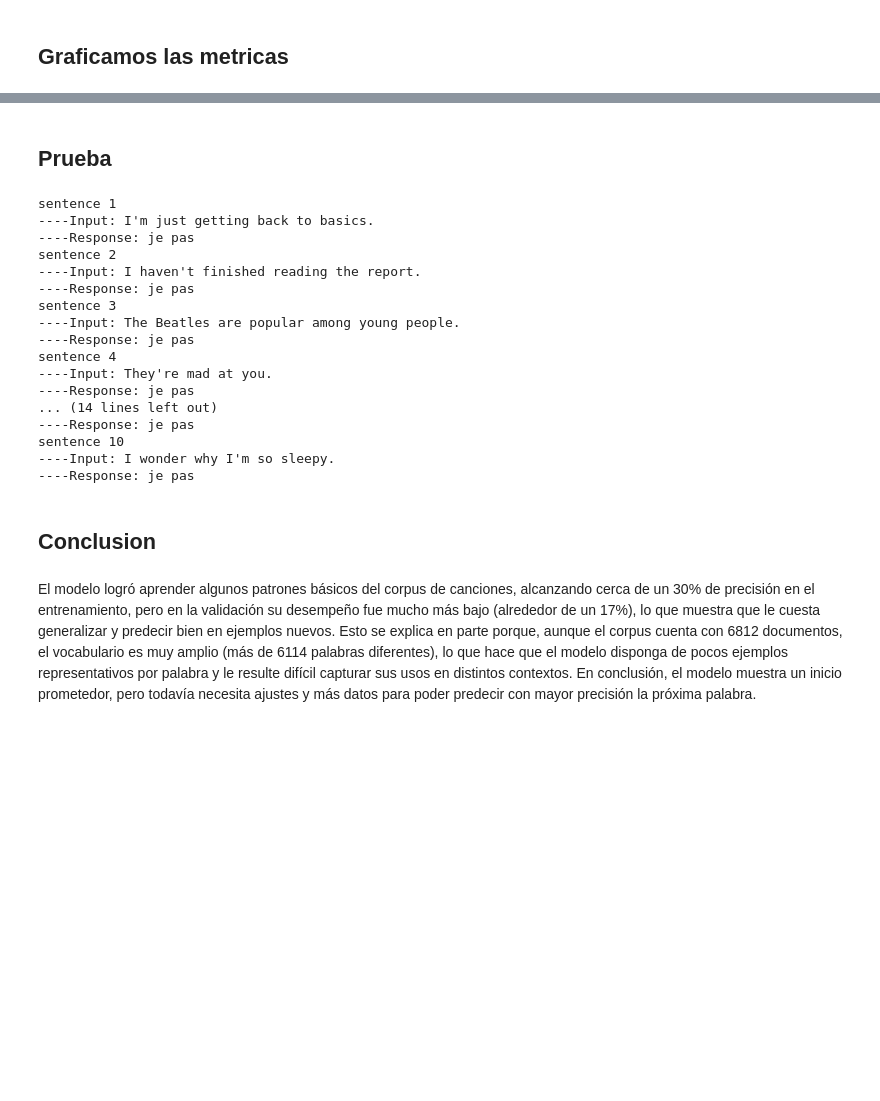
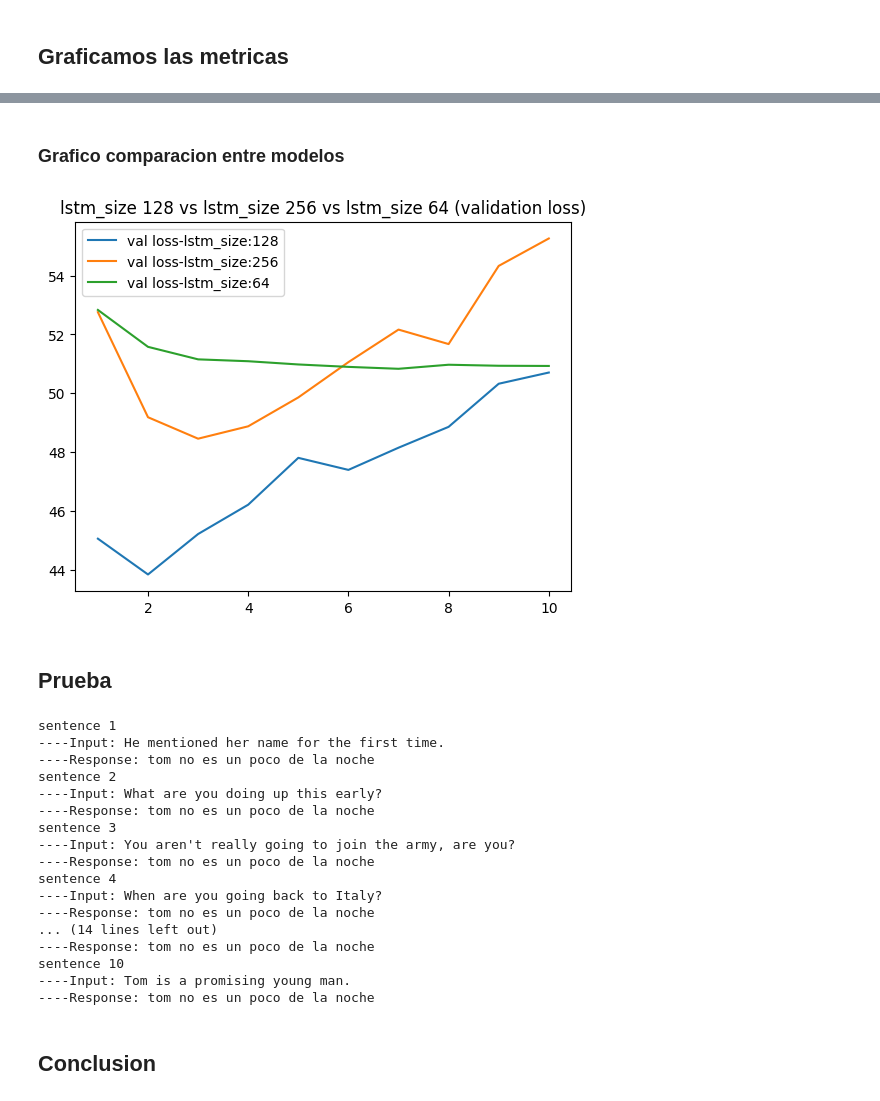
Before and after one commit to MaximilianoBernardo/ceia_nlp_tps, a Jupyter notebook: desafio_4/Desafio_4.ipynb, the cells around one changed output, grey strips where cells are left out. Drawn from its saved outputs; the diff is of its cells as text; code cells hidden in the pictures; blank space fills up the shorter version.

```diff
--- a/desafio_4/Desafio_4.ipynb
+++ b/desafio_4/Desafio_4.ipynb
@@ -653,3 +763,14 @@ plt.show()
+# %% [markdown]
+### Grafico comparacion entre modelos
+# %%
+epoch_count = range(1, len(history_2['accuracy']) + 1)
+sns.lineplot(x=epoch_count,  y=history1['val_loss'], label='val loss-lstm_size:128')
+sns.lineplot(x=epoch_count,  y=history_2['val_loss'], label='val loss-lstm_size:256')
+sns.lineplot(x=epoch_count,  y=history_3['val_loss'], label='val loss-lstm_size:64')
+plt.title('lstm_size 128 vs lstm_size 256 vs lstm_size 64 (validation loss)') # Added title here
+plt.show()
+# %% [output]
+[figure, added]
 # %% [markdown]
 ## Prueba
 # %%
@@ -695,29 +816,27 @@ for j in range(10):
     i = np.random.choice(len(input_sentences))
     input_seq = encoder_input_sequences[i:i+1]
     encoder_sequence_test_tensor = torch.from_numpy(input_seq.astype(np.int32))
-    translation = translate_sentence(encoder_sequence_test_tensor)
+    translation = translate_sentence(model, encoder_sequence_test_tensor)
     print(f'sentence {j+1}')
     print('----Input:', input_sentences[i])
     print('----Response:', translation)
 # %% [output]
 sentence 1
-----Input: I'm just getting back to basics.
-----Response: je pas
+----Input: He mentioned her name for the first time.
+----Response: tom no es un poco de la noche
 sentence 2
-----Input: I haven't finished reading the report.
-----Response: je pas
+----Input: What are you doing up this early?
+----Response: tom no es un poco de la noche
 sentence 3
-----Input: The Beatles are popular among young people.
-----Response: je pas
+----Input: You aren't really going to join the army, are you?
+----Response: tom no es un poco de la noche
 sentence 4
-----Input: They're mad at you.
-----Response: je pas
+----Input: When are you going back to Italy?
+----Response: tom no es un poco de la noche
 ... (14 lines left out)
-----Response: je pas
+----Response: tom no es un poco de la noche
 sentence 10
-----Input: I wonder why I'm so sleepy.
-----Response: je pas
+----Input: Tom is a promising young man.
+----Response: tom no es un poco de la noche
 # %% [markdown]
 ## Conclusion
-# %% [markdown]
-El modelo logró aprender algunos patrones básicos del corpus de canciones, alcanzando cerca de un 30% de precisión en el entrenamiento, pero en la validación su desempeño fue mucho más bajo (alrededor de un 17%), lo que muestra que le cuesta generalizar y predecir bien en ejemplos nuevos. Esto se explica en parte porque, aunque el corpus cuenta con 6812 documentos, el vocabulario es muy amplio (más de 6114 palabras diferentes), lo que hace que el modelo disponga de pocos ejemplos representativos por palabra y le resulte difícil capturar sus usos en distintos contextos. En conclusión, el modelo muestra un inicio prometedor, pero todavía necesita ajustes y más datos para poder predecir con mayor precisión la próxima palabra.
```
Also changed, not shown: parts of 33 cells of this notebook.
